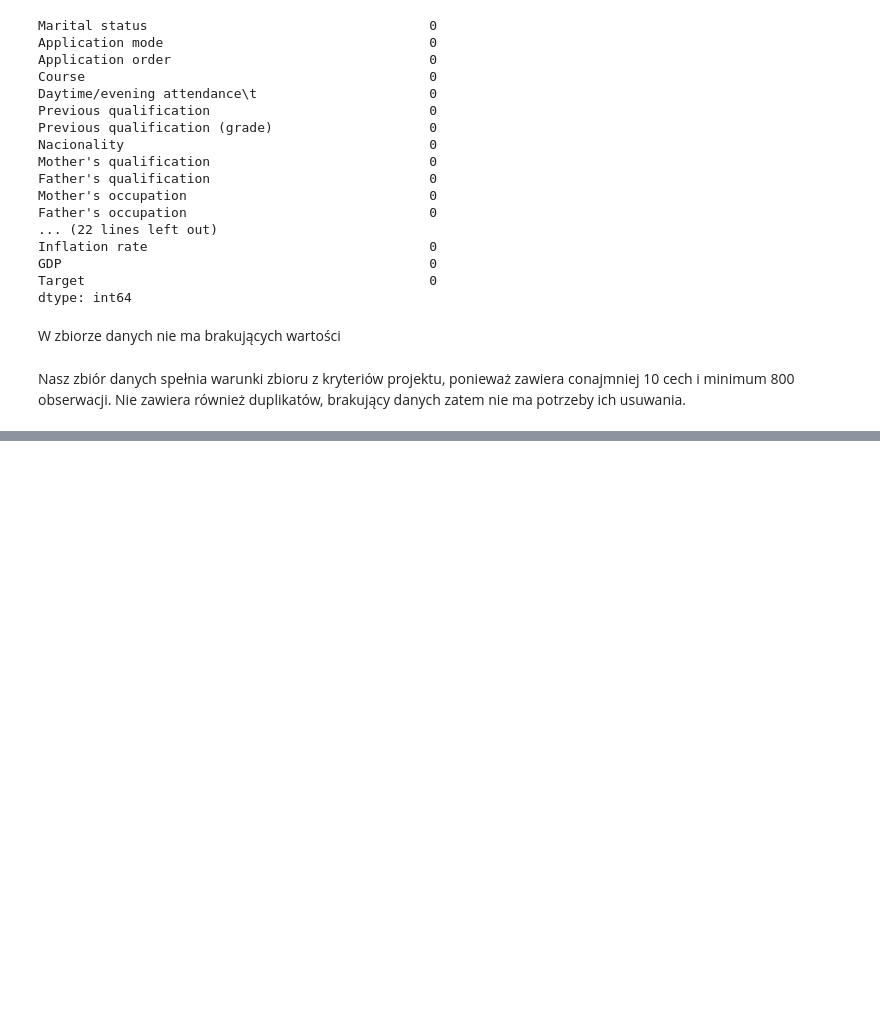
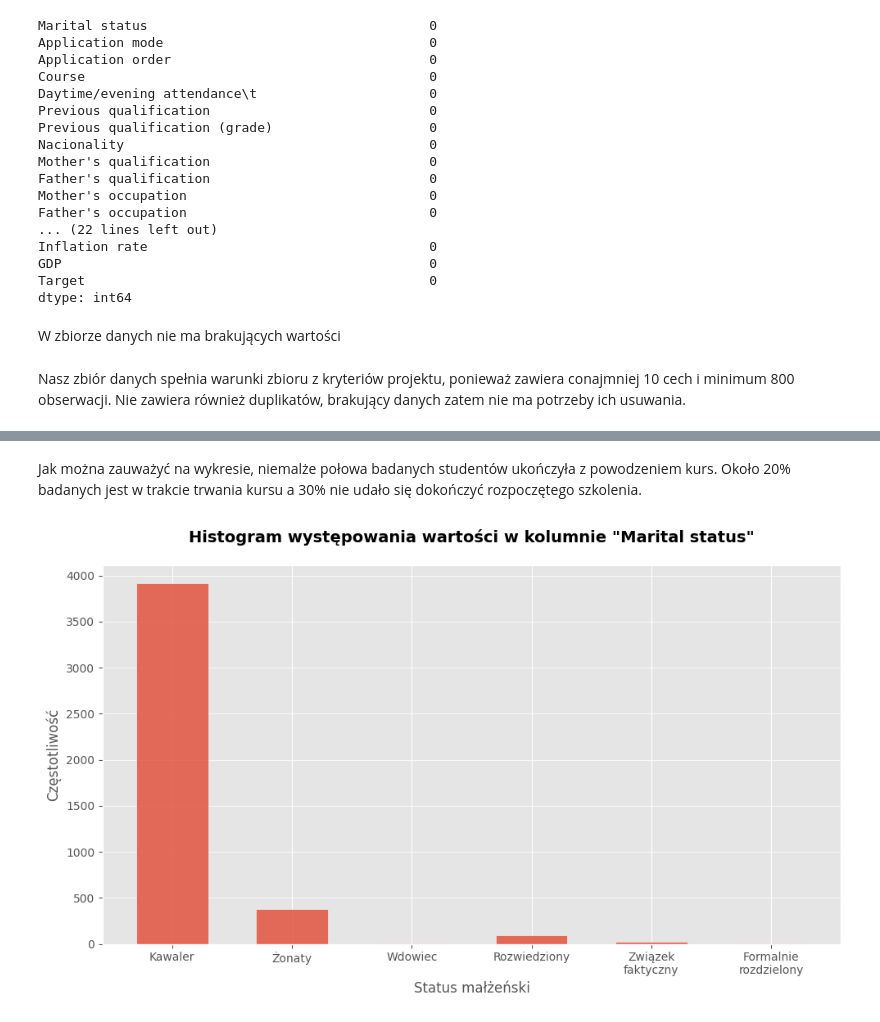
Before and after one commit to KamilMarshal/MAD_classification_project, a Jupyter notebook: ProjectNotebook.ipynb, the cells around one changed output, grey strips where cells are left out. Saved outputs shown, nothing was run; the diff lists cells and outputs as text; code cells hidden in the pictures; blank space fills up the shorter version.

```diff
--- a/ProjectNotebook.ipynb
+++ b/ProjectNotebook.ipynb
@@ -116,0 +136,21 @@ Nasz zbiór danych spełnia warunki zbioru z kryteriów projektu, ponieważ zawi
+# %% [markdown]
+Jak można zauważyć na wykresie, niemalże połowa badanych studentów ukończyła z powodzeniem kurs. Około 20% badanych jest w trakcie trwania kursu a 30% nie udało się dokończyć rozpoczętego szkolenia.
+# %%
+marital_status = df['Marital status']
+labels = ['Kawaler', 'Żonaty', 'Wdowiec', 'Rozwiedziony', 'Związek faktyczny', 'Formalnie rozdzielony']
+wrapped_labels = ['\n'.join(wrap(label, 12)) for label in labels]
+
+plt.figure(figsize=(10, 6))
+counts, bins, patches = plt.hist(marital_status, bins=range(1, 8), edgecolor='white', alpha=0.8, align='mid', rwidth=0.6)
+
+plt.title('Histogram występowania wartości w kolumnie "Marital status"', fontsize=14, fontweight='bold', pad=20)  # Dodanie fontweight
+plt.xlabel('Status małżeński', fontsize=12)
+plt.ylabel('Częstotliwość', fontsize=12)
+
+plt.xticks(ticks=[i + 0.5 for i in range(1, 7)], labels=wrapped_labels, rotation=0, ha='center')
+plt.grid(axis='y', alpha=0.75)
+
+plt.tight_layout()
+plt.show()
+# %% [output]
+[figure, added]
```
Also changed, not shown: parts of 22 cells of this notebook, 1 other file.
